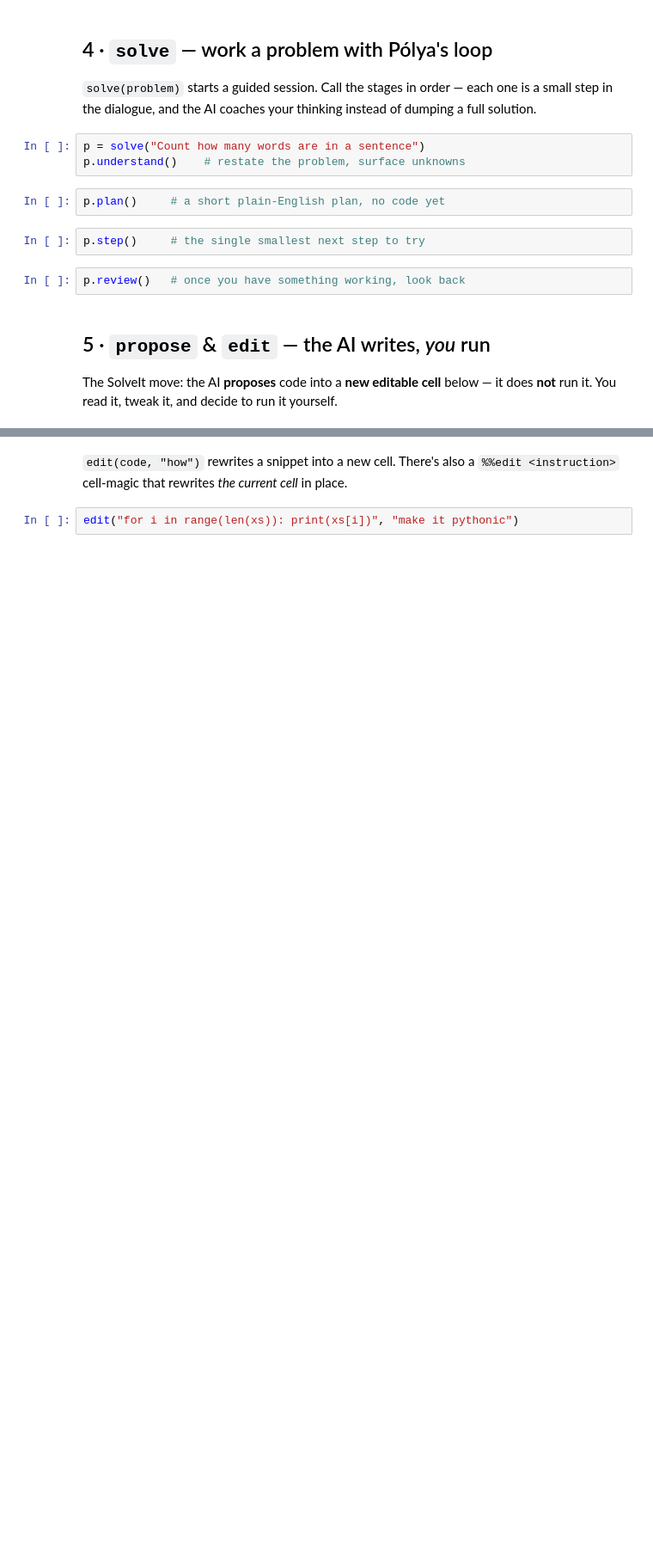
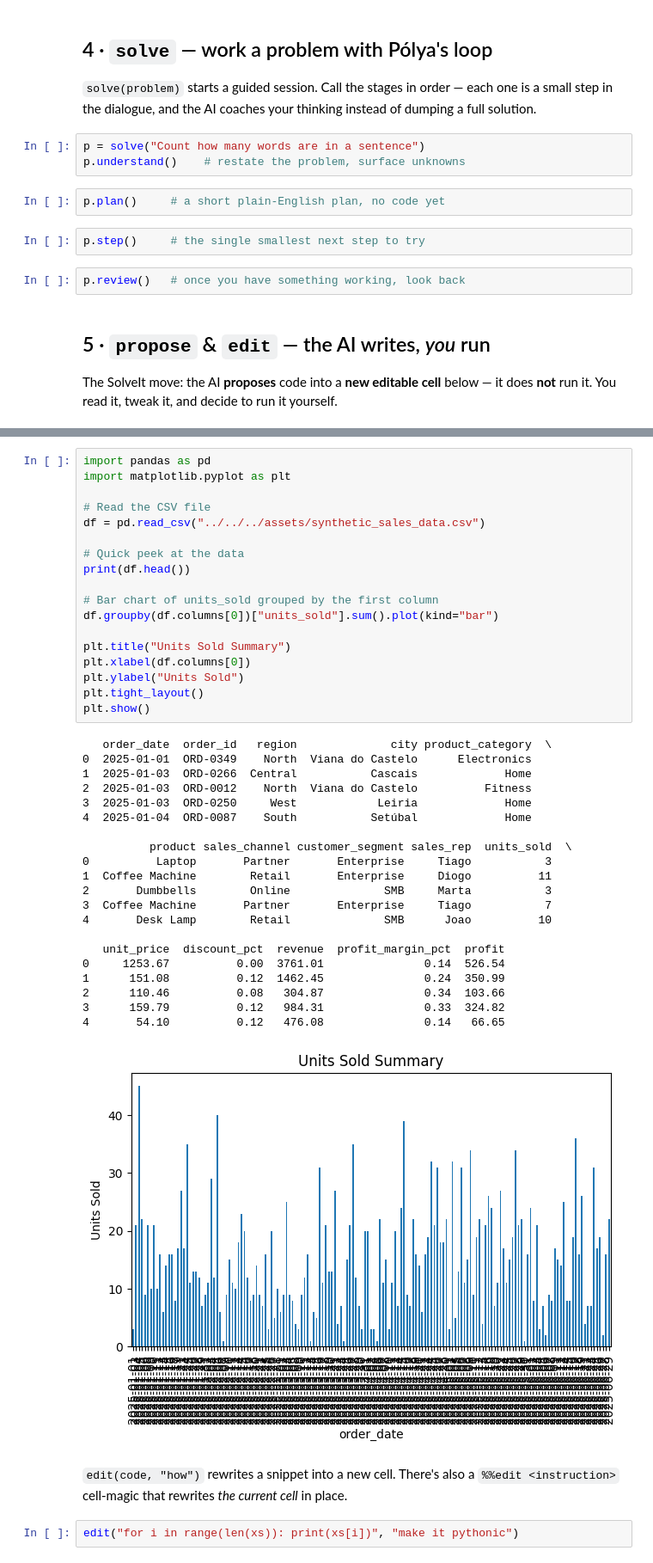
Before and after one commit to EnkrateiaLucca/oreilly-python-course, a Jupyter notebook: notebooks/day-2/05-how-to-learn-python/learn-python-with-solveit.ipynb, the cells around one changed output, grey strips where cells are left out. Shown at 86% size. Cells and saved outputs as stored; diff of their text form; blank space fills up the shorter version.

```diff
--- a/notebooks/day-2/05-how-to-learn-python/learn-python-with-solveit.ipynb
+++ b/notebooks/day-2/05-how-to-learn-python/learn-python-with-solveit.ipynb
@@ -86,3 +483,43 @@ propose("read a CSV file called data.csv into a list of rows")
+# %%
+import pandas as pd
+import matplotlib.pyplot as plt
+
+# Read the CSV file
+df = pd.read_csv("../../../assets/synthetic_sales_data.csv")
+
+# Quick peek at the data
+print(df.head())
+
+# Bar chart of units_sold grouped by the first column
+df.groupby(df.columns[0])["units_sold"].sum().plot(kind="bar")
+
+plt.title("Units Sold Summary")
+plt.xlabel(df.columns[0])
+plt.ylabel("Units Sold")
+plt.tight_layout()
+plt.show()
+# %% [output]
+   order_date  order_id   region              city product_category  \
+0  2025-01-01  ORD-0349    North  Viana do Castelo      Electronics
+1  2025-01-03  ORD-0266  Central           Cascais             Home
+2  2025-01-03  ORD-0012    North  Viana do Castelo          Fitness
+3  2025-01-03  ORD-0250     West            Leiria             Home
+4  2025-01-04  ORD-0087    South           Setúbal             Home
+
+          product sales_channel customer_segment sales_rep  units_sold  \
+0          Laptop       Partner       Enterprise     Tiago           3
+1  Coffee Machine        Retail       Enterprise     Diogo          11
+2       Dumbbells        Online              SMB     Marta           3
+3  Coffee Machine       Partner       Enterprise     Tiago           7
+4       Desk Lamp        Retail              SMB      Joao          10
+
+   unit_price  discount_pct  revenue  profit_margin_pct  profit
+0     1253.67          0.00  3761.01               0.14  526.54
+1      151.08          0.12  1462.45               0.24  350.99
+2      110.46          0.08   304.87               0.34  103.66
+3      159.79          0.12   984.31               0.33  324.82
+4       54.10          0.12   476.08               0.14   66.65
+[figure, added]
 # %% [markdown]
 `edit(code, "how")` rewrites a snippet into a new cell. There's also a `%%edit <instruction>` cell-magic that rewrites *the current cell* in place.
 # %%
```
Also changed, not shown: parts of 21 cells of this notebook.
